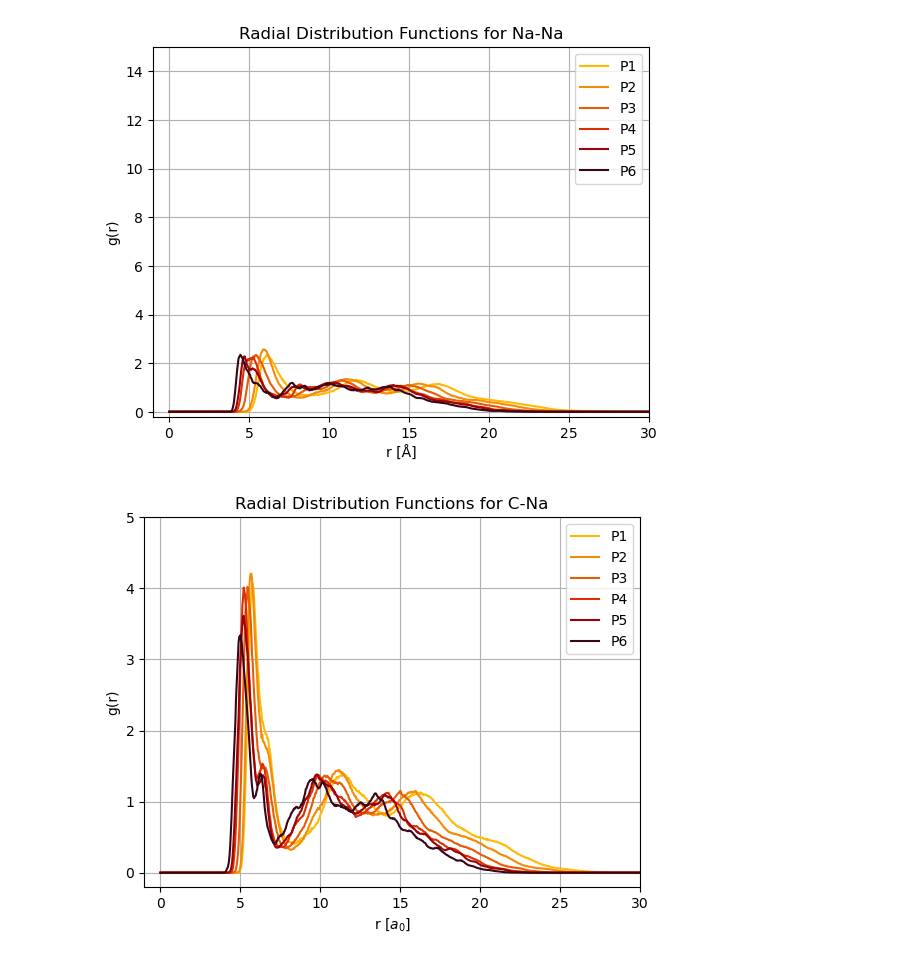
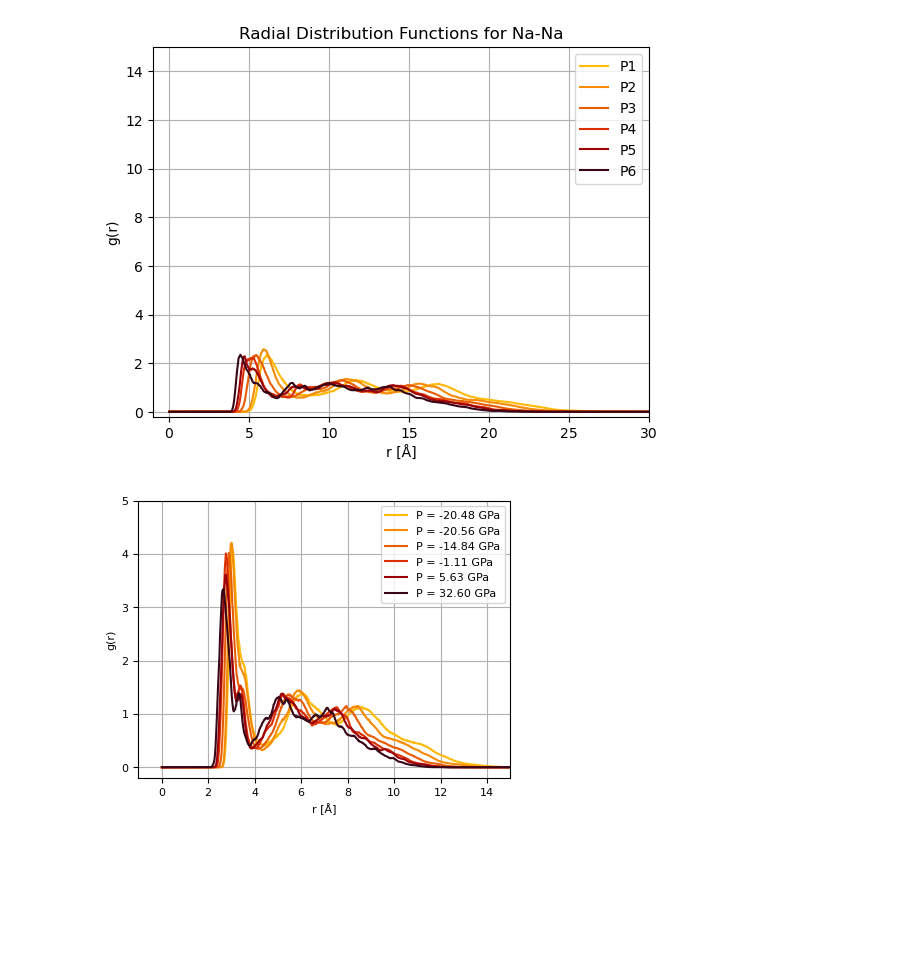
Before and after one commit to fionabaumhauer/msc_summer_project, a Jupyter notebook: plotting.ipynb, the cells around one changed output. Drawn from its saved outputs; the diff is of its cells as text; code cells hidden in the pictures; blank space fills up the shorter version.

```diff
--- a/plotting.ipynb
+++ b/plotting.ipynb
@@ -0,0 +1,15 @@
+# %%
+pressures_au = []
+
+with open("d:/msc/summer_project/P_V_data.txt", "r") as file:
+    # Read the first line (titles) and ignore it
+    titles = file.readline()
+
+    # Iterate through each remaining line in the file
+    for line in file:
+        # Split the line into columns using tab as the delimiter
+        values_in_this_line = line.strip().split("\t")
+        value_in_second_column = float(values_in_this_line[1])
+        pressures_au.append(value_in_second_column)
+pressures_GPa = [x* 2.9421015697e4 for x in pressures_au]
+print(pressures_GPa)
@@ -135,8 +167,7 @@ for pair in pairs:
 import os
 import matplotlib.pyplot as plt
 
-colours = ['#370617','#9d0208', '#dc2f02', '#e85d04', '#f48c06', '#ffba08']
-colours.reverse()
+colours = ['#ffba08', '#f48c06', '#e85d04', '#dc2f02', '#9d0208', '#370617']
 #pairs = ['111','121', '131', '221', '231','331']
 
 pair = '231'
@@ -161,44 +192,49 @@ for dir in directories:
             x, y = map(float, line.split())  # Split the line and convert to floats
             x_values.append(x)
             y_values.append(y)
-
+        x_values = [x*0.529177249 for x in x_values] # converting into angstrom
         all_x_values.append(x_values)
         all_y_values.append(y_values)
         #legend_labels.append('P' + str(dir[-1]))
 
-for i in range(len(pressures)):
+fig,ax = plt.subplots(figsize=(4*1.2, 3*1.2))
+for i in range(6):
     x_values = all_x_values[i]
     y_values = all_y_values[i]
-    label = 'P' + str(pressures[i])
+    title_pressure = "{:.2f}".format(pressures_GPa[i])
+    label = 'P = {} GPa'.format(title_pressure)
     colour = colours[i]
     plt.plot(x_values, y_values, label = label, color = colour)
 
+font_size = 8
+for item in ([ax.title, ax.xaxis.label, ax.yaxis.label] +
+             ax.get_xticklabels() + ax.get_yticklabels()):
+    item.set_fontsize(font_size)
 
-# for x_values, y_values, label in zip(all_x_values, all_y_values, legend_labels):
-#     plt.plot(x_values, y_values, label=label)
-
-plt.legend()
-plt.xlim(-1,30)
+ax.legend(fontsize=font_size)
+ax.set_yticks([x for x in range(6)])
+ax.set_xticks([x*2 for x in range(28)])
+plt.xlim(-1,15)
 plt.ylim(-0.2,5)
-plt.xlabel('r [$a_0$]')
+plt.xlabel('r [Å]')
 plt.ylabel('g(r)')
 plt.grid(True)
 
 title_label = ''
 for character in pair[:-1]:
     if character == '1':
         title_label += 'O-'
     elif character == '2':
         title_label += 'C-'
     elif character == '3':
         title_label += 'Na-'
     else:
         print('Invalid character:', character)
         break
 title_label = title_label[:-1]
-plt.title('Radial Distribution Functions for ' + title_label)
+#plt.title('Radial Distribution Functions for ' + title_label)
 
-#plt.savefig('D:/MSc/summer_project/rdfs_for_' + title_label,dpi=400)
+#plt.savefig('D:/MSc/summer_project/rdfs_for_' + title_label,dpi=1000)
 plt.show()
 # %% [output]
-[figure, old version]
+[figure, new version]
```
Also changed, not shown: parts of 3 cells of this notebook.
